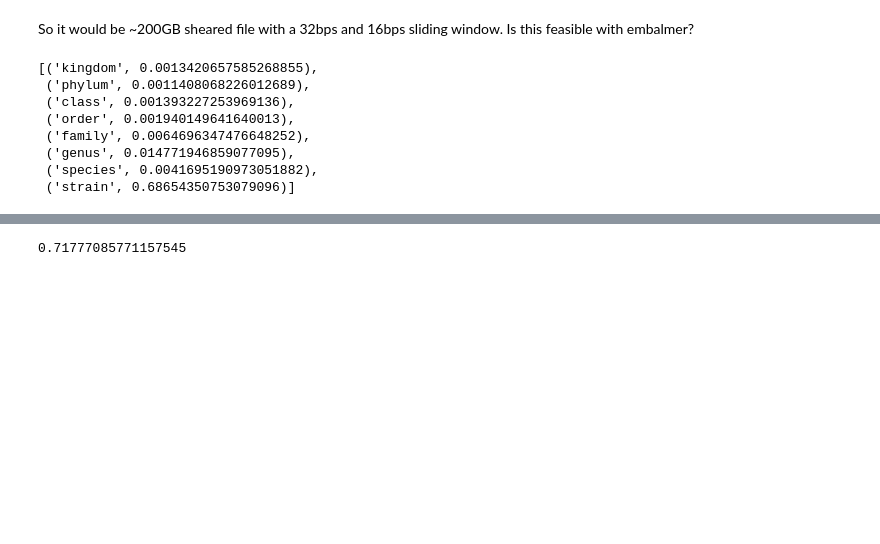
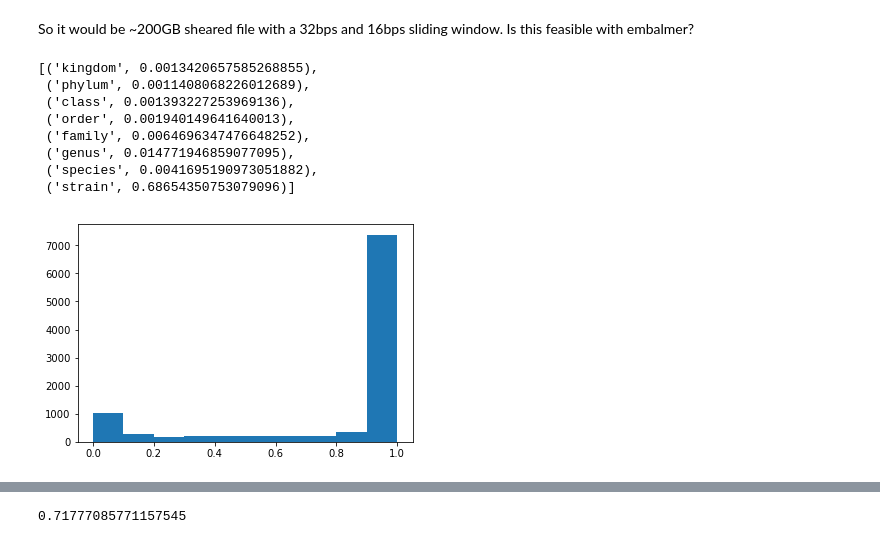
Before and after one commit to knights-lab/analysis_SHOGUN, a Jupyter notebook: notebooks/Uniqueness Rate.ipynb, the cells around one changed output, grey strips where cells are left out. Cells and saved outputs as stored; diff of their text form; code cells hidden in the pictures; blank space fills up the shorter version.

```diff
--- a/notebooks/Uniqueness Rate.ipynb
+++ b/notebooks/Uniqueness Rate.ipynb
@@ -98,3 +95,9 @@ display(list(zip(levels, uniqueness_rate_per_level)))
  ('genus', 0.014771946859077095),
  ('species', 0.0041695190973051882),
  ('strain', 0.68654350753079096)]
+# %%
+# Distribution of uniqueness
+plt.hist(df_32[8]/df_32[9])
+plt.show()
+# %% [output]
+[figure, added]
```
Also changed, not shown: parts of 28 cells of this notebook, 8 other files.
